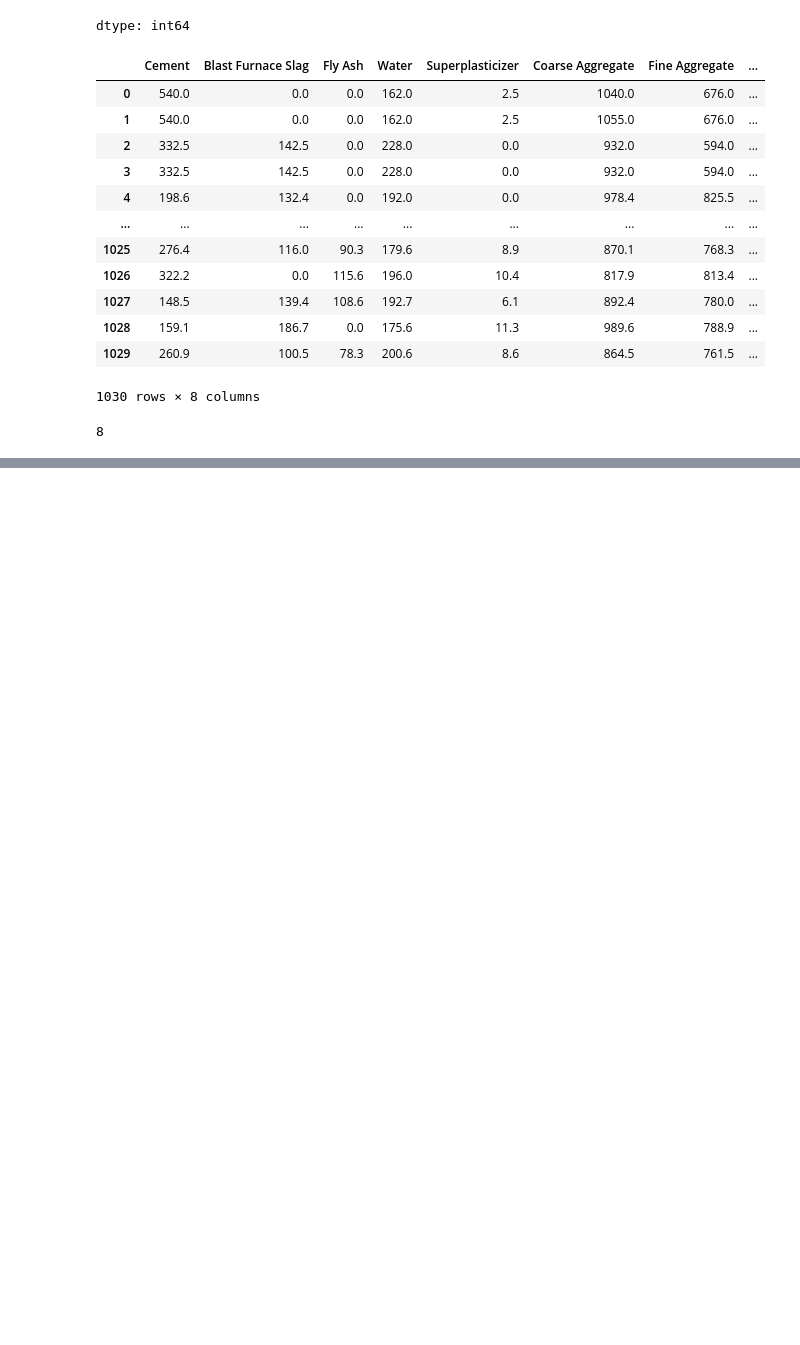
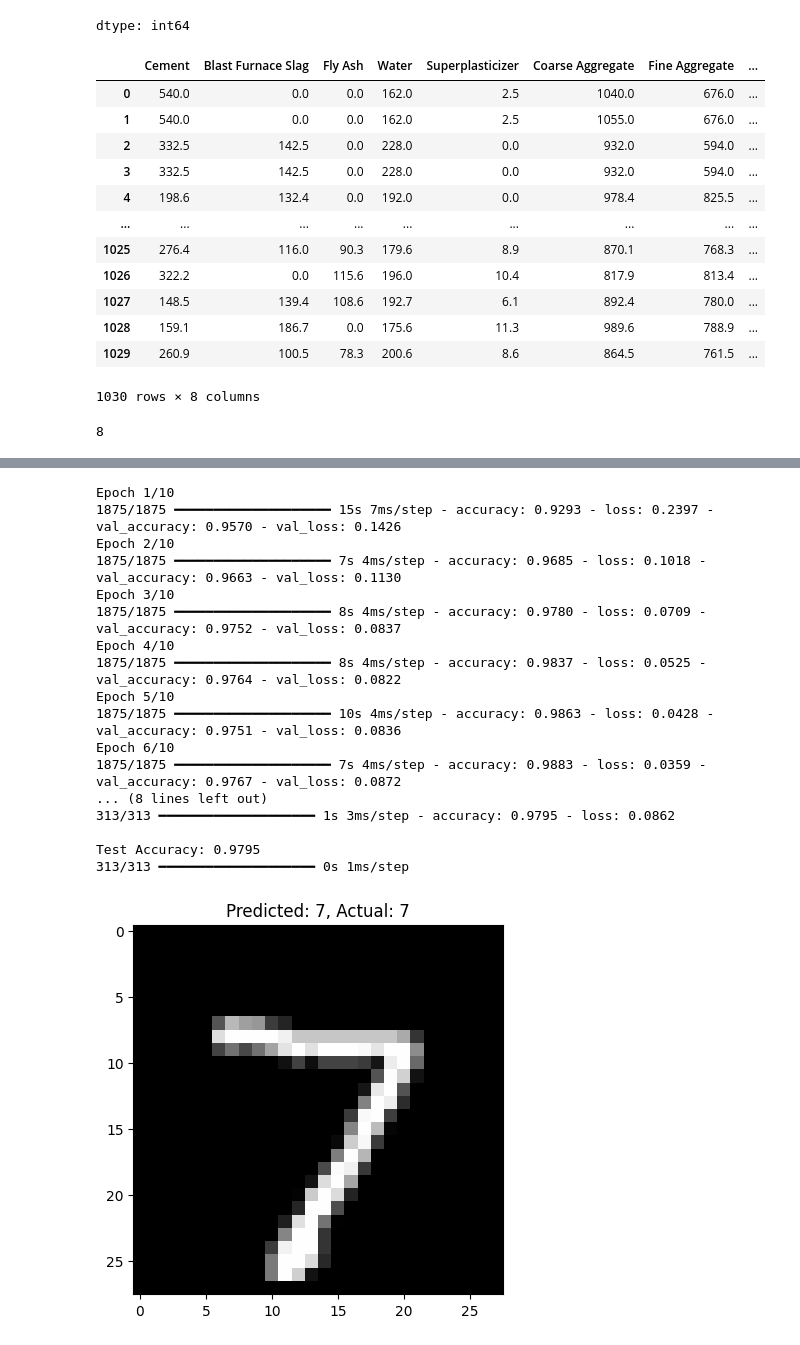
Before and after one commit to Innovatewithapple/keras, a Jupyter notebook: keras.ipynb, the cells around one changed output, grey strips where cells are left out. Cells and saved outputs as stored; diff of their text form; code cells hidden in the pictures; blank space fills up the shorter version.

```diff
--- a/keras.ipynb
+++ b/keras.ipynb
@@ -139,0 +153,55 @@ RMSE:  11.33176613982236
+# %%
+#Preprocess
+#Flatten images (28x28 → 784)
+x_train = x_train.reshape(x_train.shape[0],-1).astype('float32')
+x_test = x_test.reshape(x_test.shape[0],-1).astype('float32')
+
+# Normalise(0-255) -> (0-1)
+x_train = x_train / 255.0
+x_test = x_test / 255.0
+
+y_train_cat = to_categorical(y_train)
+y_test_cat = to_categorical(y_test)
+# %%
+# Build Model
+model = Sequential()
+model.add(Dense(128,activation='relu',input_shape=(784,)))
+model.add(Dense(64,activation='relu'))
+model.add(Dense(10,activation='softmax'))
+
+model.compile(optimizer='adam',loss='categorical_crossentropy',metrics=['accuracy'])
+
+history = model.fit(x_train,y_train_cat,validation_data=(x_test,y_test_cat),epochs=10,batch_size=32)
+
+loss,accuracy = model.evaluate(x_test,y_test_cat)
+print(f"\nTest Accuracy: {accuracy:.4f} ")
+
+# ===================== 9. PREDICT =====================
+pred = model.predict(x_test)
+pred_classes = np.argmax(pred, axis=1)
+
+
+# ===================== 10. VISUALIZE PREDICTIONS =====================
+for i in range(5):
+    plt.imshow(x_test[i].reshape(28, 28), cmap='gray')
+    plt.title(f"Predicted: {pred_classes[i]}, Actual: {y_test[i]}")
+    plt.show()
+# %% [output]
+Epoch 1/10
+1875/1875 ━━━━━━━━━━━━━━━━━━━━ 15s 7ms/step - accuracy: 0.9293 - loss: 0.2397 - val_accuracy: 0.9570 - val_loss: 0.1426
+Epoch 2/10
+1875/1875 ━━━━━━━━━━━━━━━━━━━━ 7s 4ms/step - accuracy: 0.9685 - loss: 0.1018 - val_accuracy: 0.9663 - val_loss: 0.1130
+Epoch 3/10
+1875/1875 ━━━━━━━━━━━━━━━━━━━━ 8s 4ms/step - accuracy: 0.9780 - loss: 0.0709 - val_accuracy: 0.9752 - val_loss: 0.0837
+Epoch 4/10
+1875/1875 ━━━━━━━━━━━━━━━━━━━━ 8s 4ms/step - accuracy: 0.9837 - loss: 0.0525 - val_accuracy: 0.9764 - val_loss: 0.0822
+Epoch 5/10
+1875/1875 ━━━━━━━━━━━━━━━━━━━━ 10s 4ms/step - accuracy: 0.9863 - loss: 0.0428 - val_accuracy: 0.9751 - val_loss: 0.0836
+Epoch 6/10
+1875/1875 ━━━━━━━━━━━━━━━━━━━━ 7s 4ms/step - accuracy: 0.9883 - loss: 0.0359 - val_accuracy: 0.9767 - val_loss: 0.0872
+... (8 lines left out)
+313/313 ━━━━━━━━━━━━━━━━━━━━ 1s 3ms/step - accuracy: 0.9795 - loss: 0.0862
+
+Test Accuracy: 0.9795
+313/313 ━━━━━━━━━━━━━━━━━━━━ 0s 1ms/step
+[figure, added]
```
Also changed, not shown: parts of 8 cells of this notebook.
